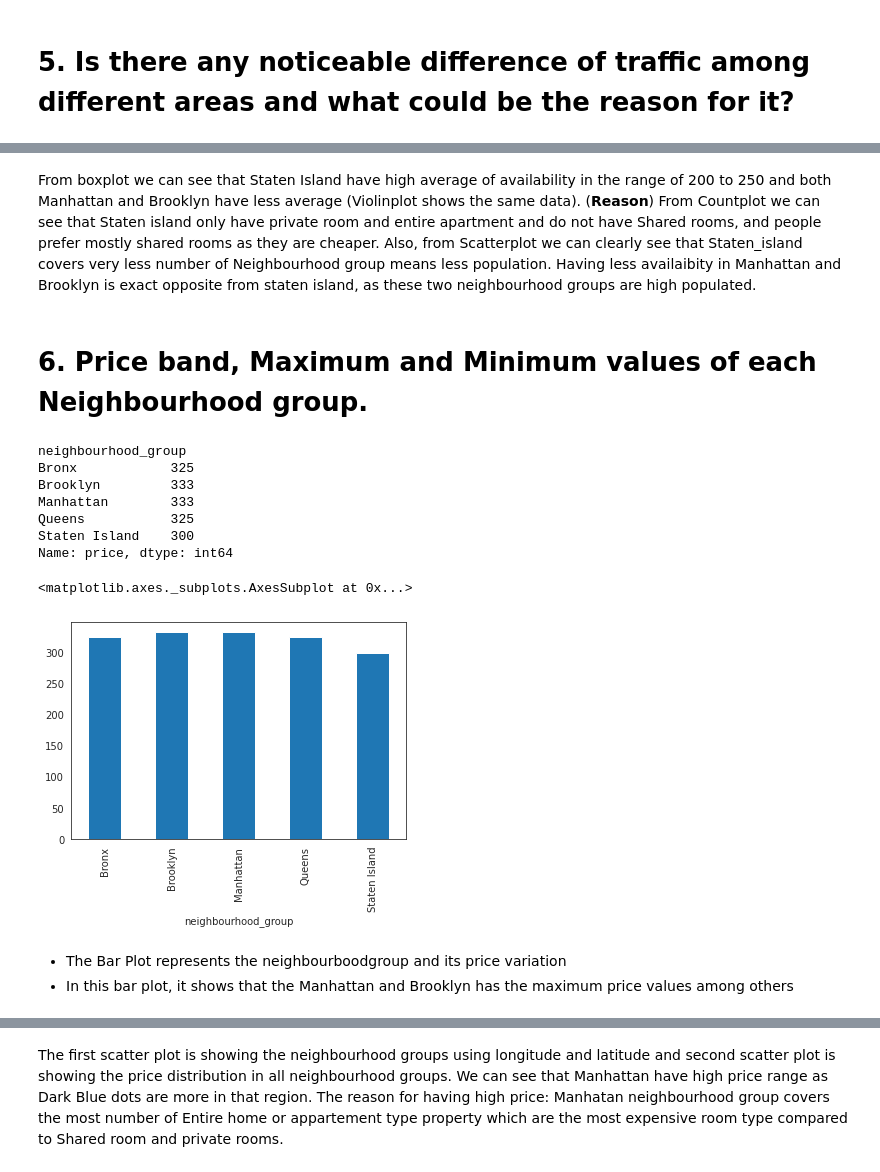
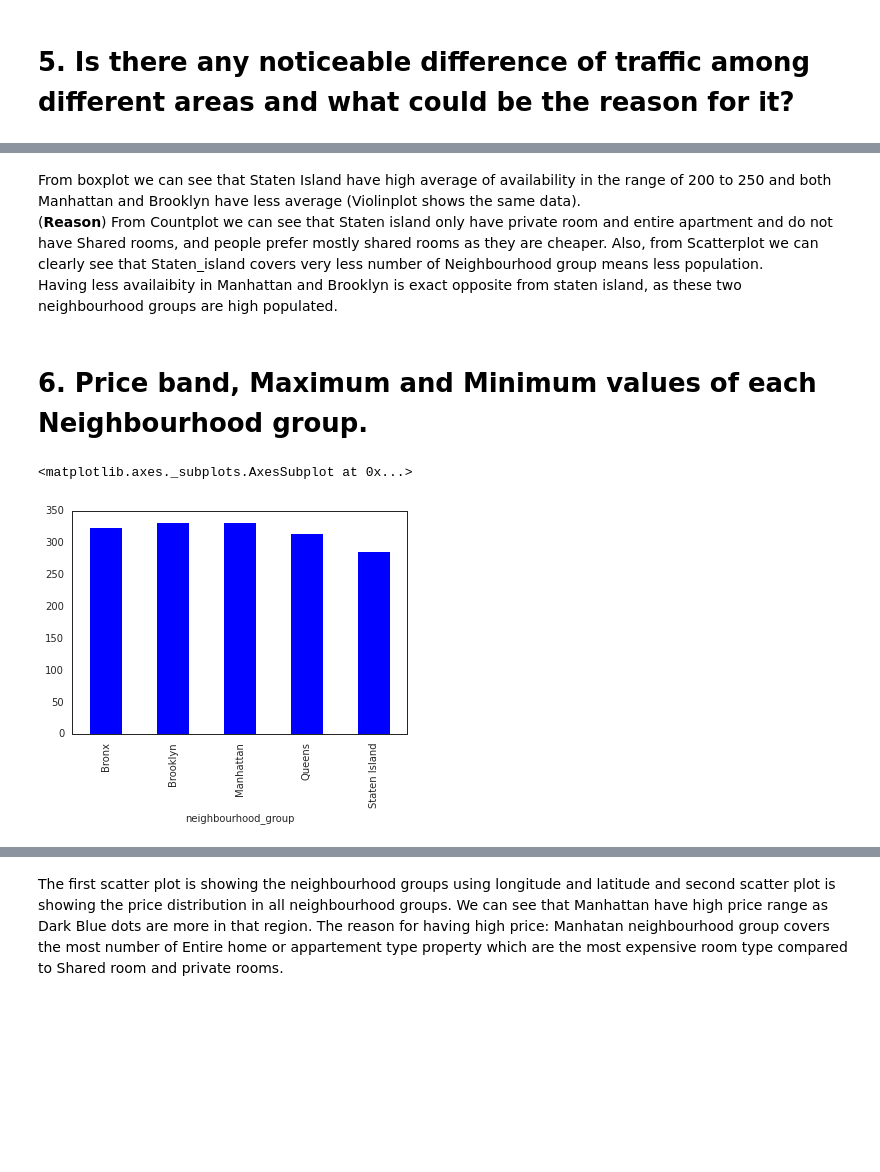
Before and after one commit to Prahalpm/Airbnb-Booking-Analysis-Team-Capstone-Project, a Jupyter notebook: Airbnb_Bookings_Analysis_Capstone_Project.ipynb, the cells around one changed output, grey strips where cells are left out. Saved outputs shown, nothing was run; the diff lists cells and outputs as text; code cells hidden in the pictures; blank space fills up the shorter version.

```diff
--- a/Airbnb_Bookings_Analysis_Capstone_Project.ipynb
+++ b/Airbnb_Bookings_Analysis_Capstone_Project.ipynb
@@ -498,30 +507,18 @@ plt.show()
 # %% [markdown]
-From boxplot we can see that Staten Island have high average of availability in the range of 200 to 250 and both Manhattan and Brooklyn have less average (Violinplot shows the same data). </br>
-(**Reason**) From Countplot we can see that Staten island only have private room and entire apartment and do not have Shared rooms, and people prefer mostly shared rooms as they are cheaper. Also, from Scatterplot we can clearly see that Staten_island covers very less number of Neighbourhood group means less population. </br>
+From boxplot we can see that Staten Island have high average of availability in the range of 200 to 250 and both Manhattan and Brooklyn have less average (Violinplot shows the same data). <br>
+(**Reason**) From Countplot we can see that Staten island only have private room and entire apartment and do not have Shared rooms, and people prefer mostly shared rooms as they are cheaper. Also, from Scatterplot we can clearly see that Staten_island covers very less number of Neighbourhood group means less population. <br>
 Having less availaibity in Manhattan and Brooklyn is exact opposite from staten island, as these two neighbourhood groups are high populated.
 # %% [markdown]
 # **6. Price band, Maximum and Minimum values of each Neighbourhood group.**
 # %%
-#Required to get maximum price of neighbourhood group
+#Getting max price value of different neighbourhood groups
 h = df_no_outlier.groupby(['neighbourhood_group'])['price']
 max_value = h.max()
-max_value
+min_values = h.min()
+price_band = h.max() - h.min()
+price_band
+#Visualising the values in bargraph
+price_band.plot(kind='bar')
 # %% [output]
-neighbourhood_group
-Bronx            325
-Brooklyn         333
-Manhattan        333
-Queens           325
-Staten Island    300
-Name: price, dtype: int64
+<matplotlib.axes._subplots.AxesSubplot at 0x...>
+[figure, added]
-# %%
-
-max_value.plot(kind='bar')
-# %% [output]
-<matplotlib.axes._subplots.AxesSubplot at 0x...>
-[figure, removed]
-# %% [markdown]
-
-
-*   The Bar Plot represents the neighbourboodgroup and its price variation
-*   In this bar plot, it shows that the Manhattan and Brooklyn has the maximum price values among others
```
Also changed, not shown: parts of 31 cells of this notebook.
